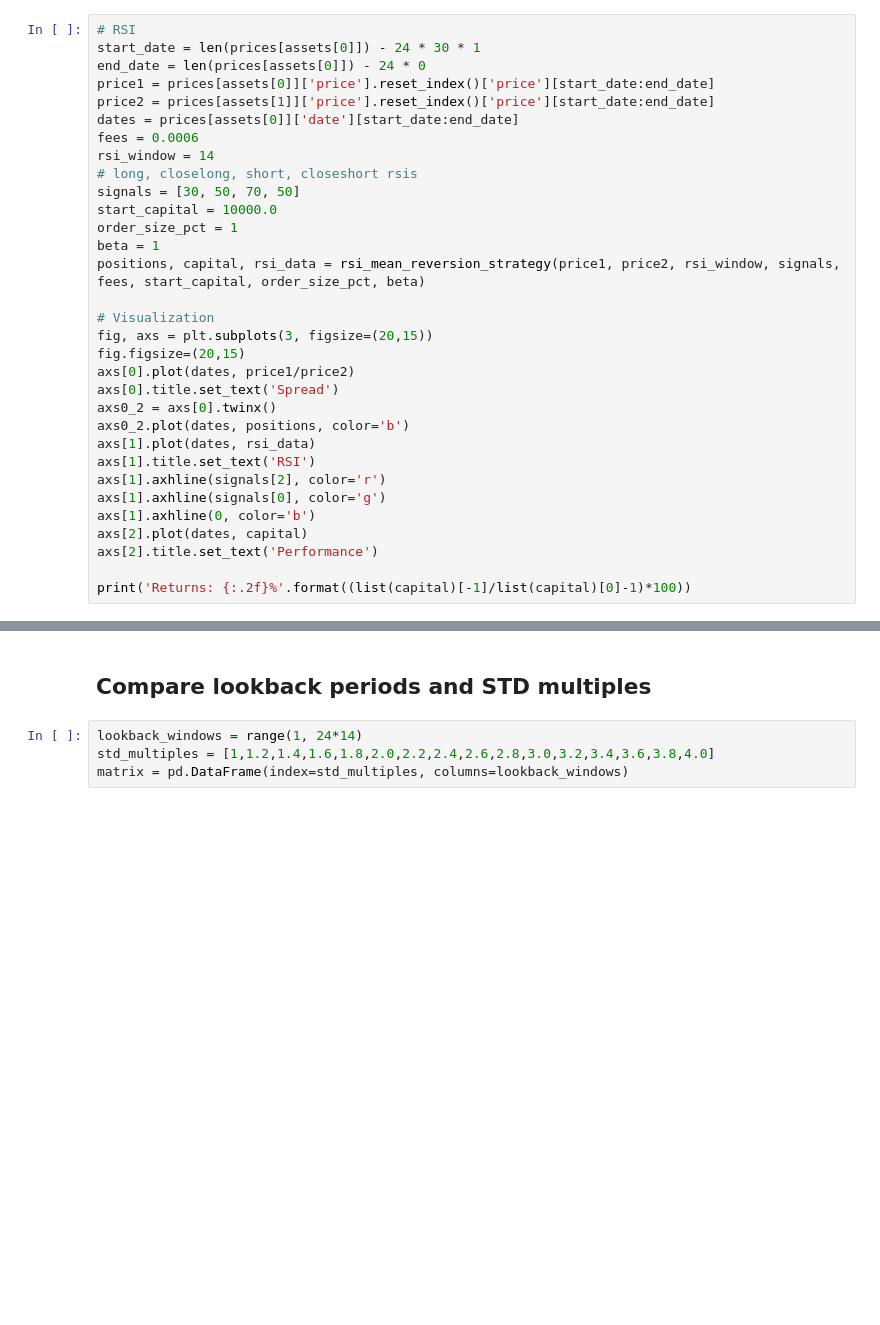
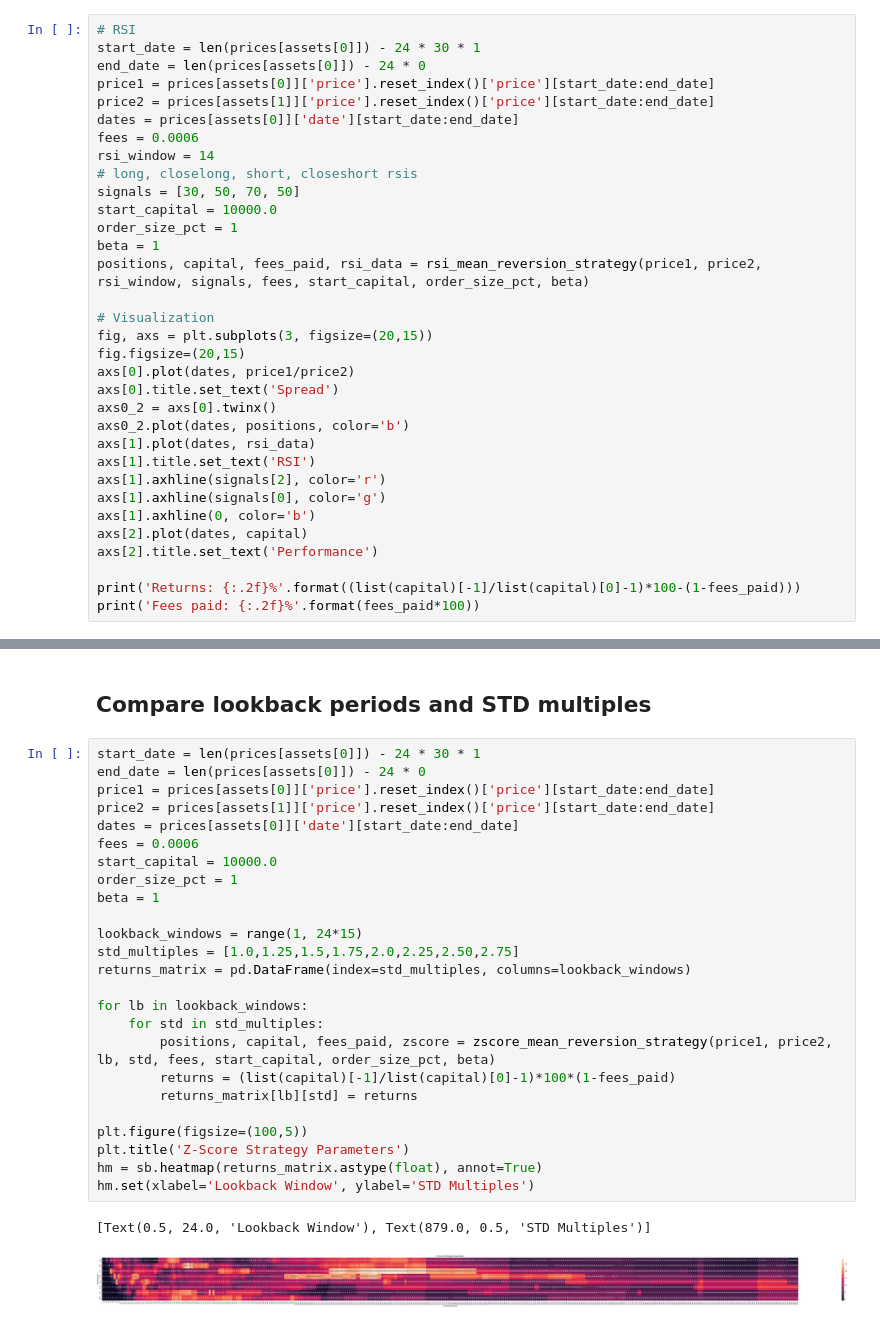
Before and after one commit to walidarbtg/cointegration, a Jupyter notebook: Backtesting Pairs Trading.ipynb, the cells around one changed output, grey strips where cells are left out. Drawn from its saved outputs; the diff is of its cells as text; blank space fills up the shorter version.

```diff
--- a/Backtesting Pairs Trading.ipynb
+++ b/Backtesting Pairs Trading.ipynb
@@ -248,7 +267,7 @@ signals = [30, 50, 70, 50]
 start_capital = 10000.0
 order_size_pct = 1
 beta = 1
-positions, capital, rsi_data = rsi_mean_reversion_strategy(price1, price2, rsi_window, signals, fees, start_capital, order_size_pct, beta)
+positions, capital, fees_paid, rsi_data = rsi_mean_reversion_strategy(price1, price2, rsi_window, signals, fees, start_capital, order_size_pct, beta)
 
 # Visualization
 fig, axs = plt.subplots(3, figsize=(20,15))
@@ -265,5 +284,6 @@ axs[1].axhline(0, color='b')
 axs[2].plot(dates, capital)
 axs[2].title.set_text('Performance')
 
-print('Returns: {:.2f}%'.format((list(capital)[-1]/list(capital)[0]-1)*100))
+print('Returns: {:.2f}%'.format((list(capital)[-1]/list(capital)[0]-1)*100-(1-fees_paid)))
+print('Fees paid: {:.2f}%'.format(fees_paid*100))
 # %% [output]
@@ -272,6 +291,30 @@ Returns: 5.02%
 # %% [markdown]
 ## Compare lookback periods and STD multiples
 # %%
-lookback_windows = range(1, 24*14)
-std_multiples = [1,1.2,1.4,1.6,1.8,2.0,2.2,2.4,2.6,2.8,3.0,3.2,3.4,3.6,3.8,4.0]
-matrix = pd.DataFrame(index=std_multiples, columns=lookback_windows)
+start_date = len(prices[assets[0]]) - 24 * 30 * 1
+end_date = len(prices[assets[0]]) - 24 * 0
+price1 = prices[assets[0]]['price'].reset_index()['price'][start_date:end_date]
+price2 = prices[assets[1]]['price'].reset_index()['price'][start_date:end_date]
+dates = prices[assets[0]]['date'][start_date:end_date]
+fees = 0.0006
+start_capital = 10000.0
+order_size_pct = 1
+beta = 1
+
+lookback_windows = range(1, 24*15)
+std_multiples = [1.0,1.25,1.5,1.75,2.0,2.25,2.50,2.75]
+returns_matrix = pd.DataFrame(index=std_multiples, columns=lookback_windows)
+
+for lb in lookback_windows:
+    for std in std_multiples:
+        positions, capital, fees_paid, zscore = zscore_mean_reversion_strategy(price1, price2, lb, std, fees, start_capital, order_size_pct, beta)
+        returns = (list(capital)[-1]/list(capital)[0]-1)*100*(1-fees_paid)
+        returns_matrix[lb][std] = returns
+
+plt.figure(figsize=(100,5))
+plt.title('Z-Score Strategy Parameters')
+hm = sb.heatmap(returns_matrix.astype(float), annot=True)
+hm.set(xlabel='Lookback Window', ylabel='STD Multiples')
+# %% [output]
+[Text(0.5, 24.0, 'Lookback Window'), Text(879.0, 0.5, 'STD Multiples')]
+[figure, added]
```
Also changed, not shown: parts of 7 cells of this notebook, 5 other files.
